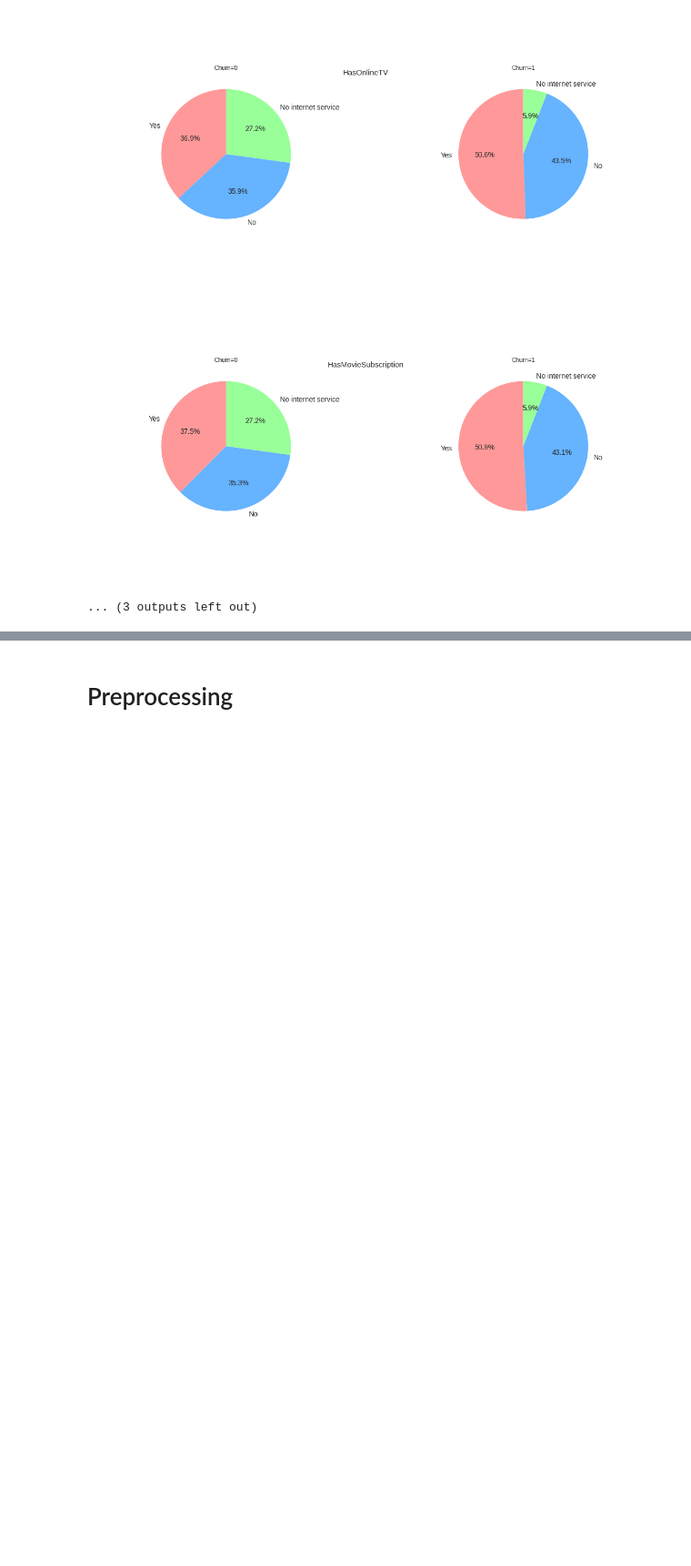
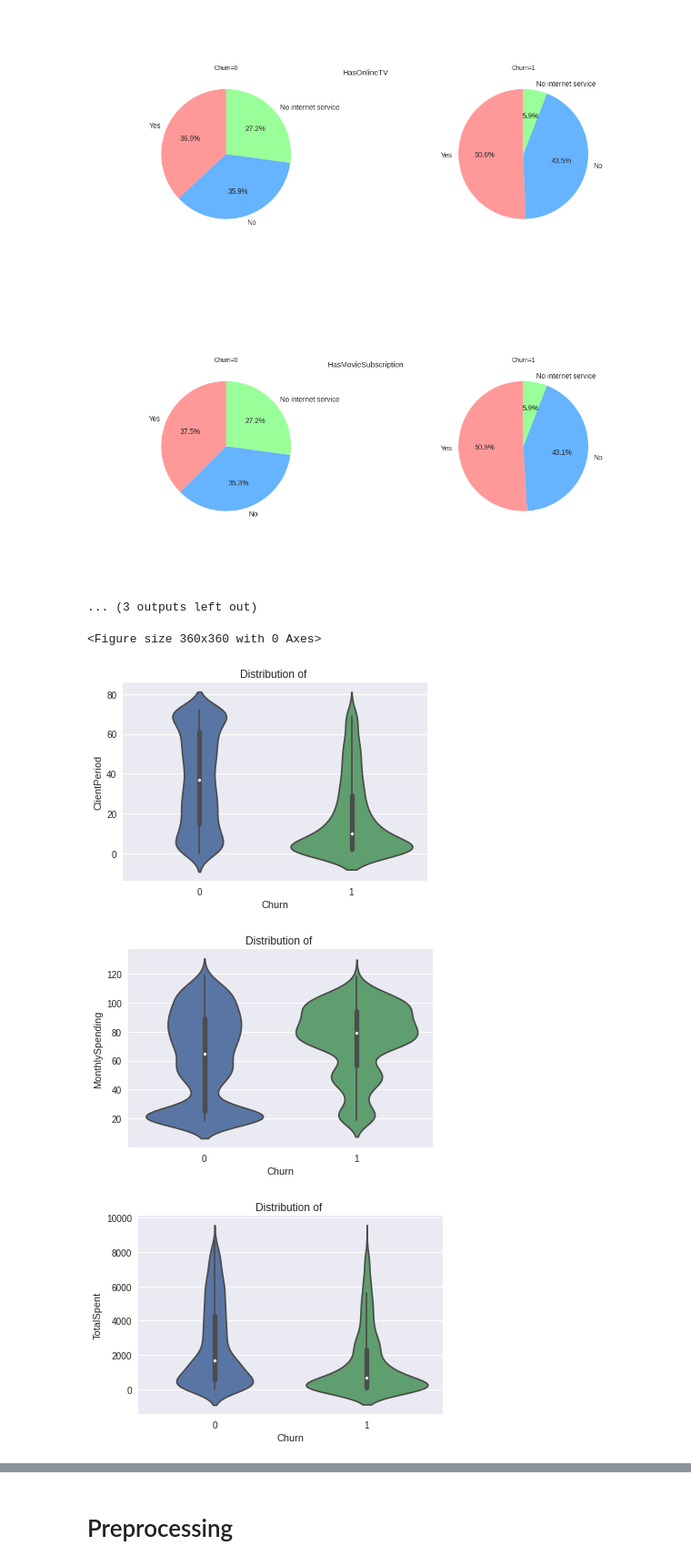
Before and after one commit to SlipShabby/DLSchool, a Jupyter notebook: DL_autumn2021/DL_intermediate/kaggle_prediction/Kaggle_prediction.ipynb, the cells around one changed output, grey strips where cells are left out. Shown at 91% size. Saved outputs shown, nothing was run; the diff lists cells and outputs as text; code cells hidden in the pictures; blank space fills up the shorter version.

```diff
--- a/DL_autumn2021/DL_intermediate/kaggle_prediction/Kaggle_prediction.ipynb
+++ b/DL_autumn2021/DL_intermediate/kaggle_prediction/Kaggle_prediction.ipynb
@@ -448,0 +448,14 @@ for i in range(1,len(cat_cols)):
+# %%
+# we can see that based on churn clients population are different.
+# but lets make it more visual
+plt.figure(figsize=(5,5))
+for col in num_cols:
+  plt.subplots(1,1)
+  sns.violinplot(data = train, x = train.Churn, y = f'{col}').set_title('Distribution of ')
+
+plt.show()
+# %% [output]
+<Figure size 360x360 with 0 Axes>
+[figure, added]
+[figure, added]
+[figure, added]
```
Also changed, not shown: parts of 20 cells of this notebook.
